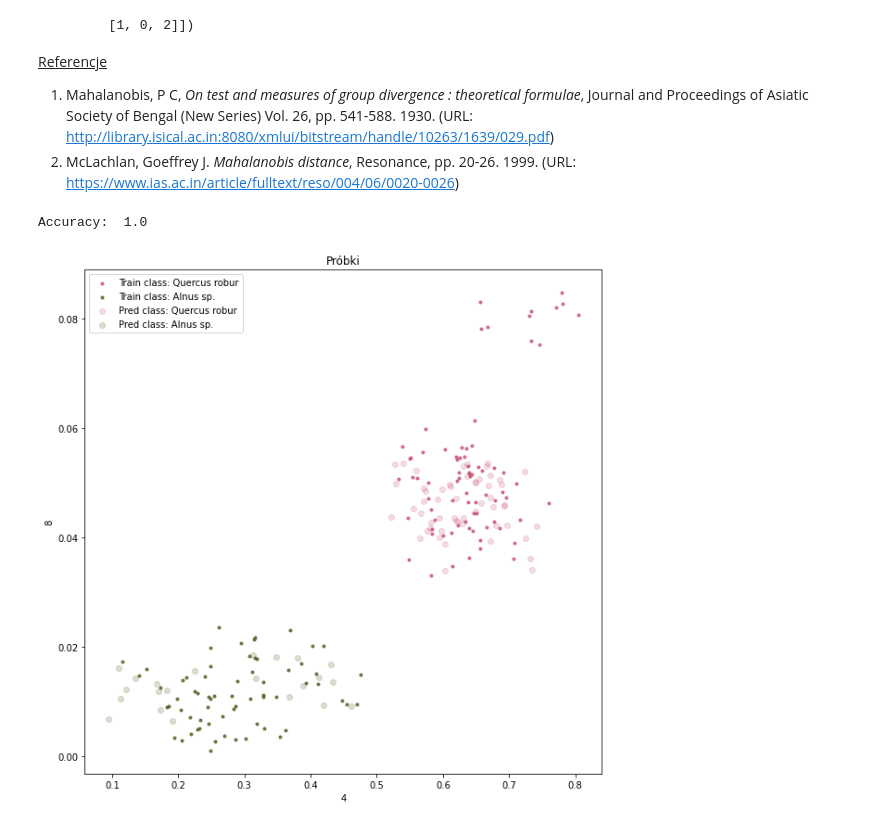
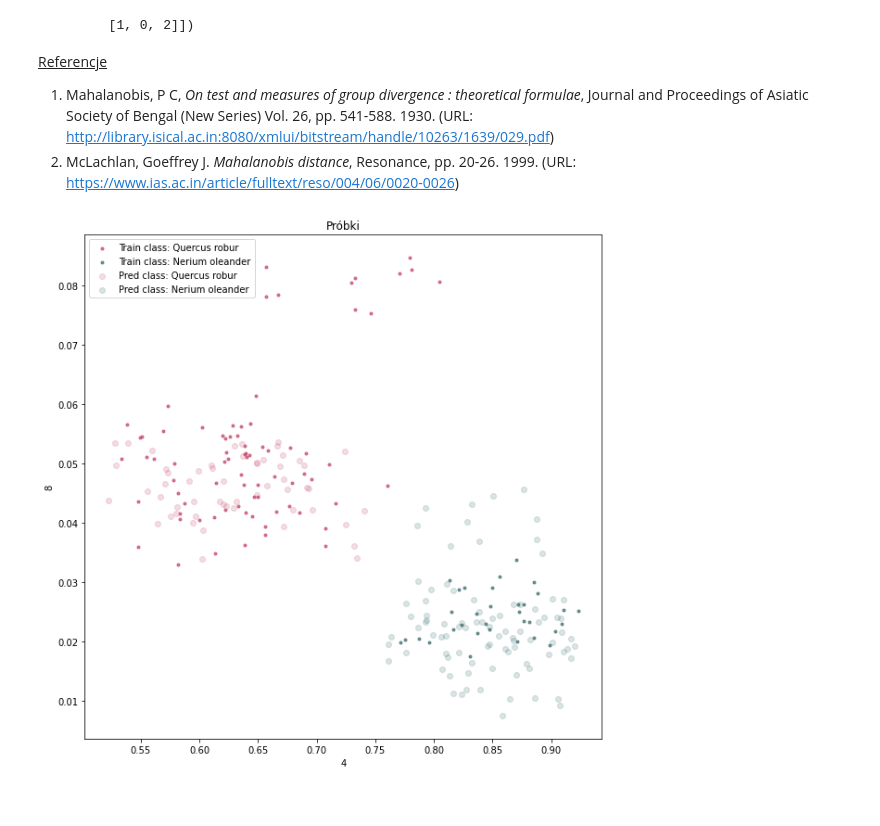
Before and after one commit to bmichas/SwAD, a Jupyter notebook: sad-Lab04/Lab04.ipynb, the cells around one changed output. Drawn from its saved outputs; the diff is of its cells as text; code cells hidden in the pictures.

```diff
--- a/sad-Lab04/Lab04.ipynb
+++ b/sad-Lab04/Lab04.ipynb
@@ -186,13 +181,10 @@ def my_plot(attributes, classes, c_train, c_test):
     plt.show()
 # %%
 attributes = [4,8]
-leaf_classes = [5,4]
+leaf_classes = [5,8]
 train_new, test_new = chooseClass(leaf_classes)
 means = get_mean(train_new, leaf_classes)
 classified = NM(test_new,attributes,means)
-accuracy = acc(classified, test_new)
-print('Accuracy: ', accuracy)
 my_plot(attributes, leaf_classes, train_new, classified)
 # %% [output]
-Accuracy:  1.0
-[figure, old version]
+[figure, new version]
```
Also changed, not shown: parts of 13 cells of this notebook.
